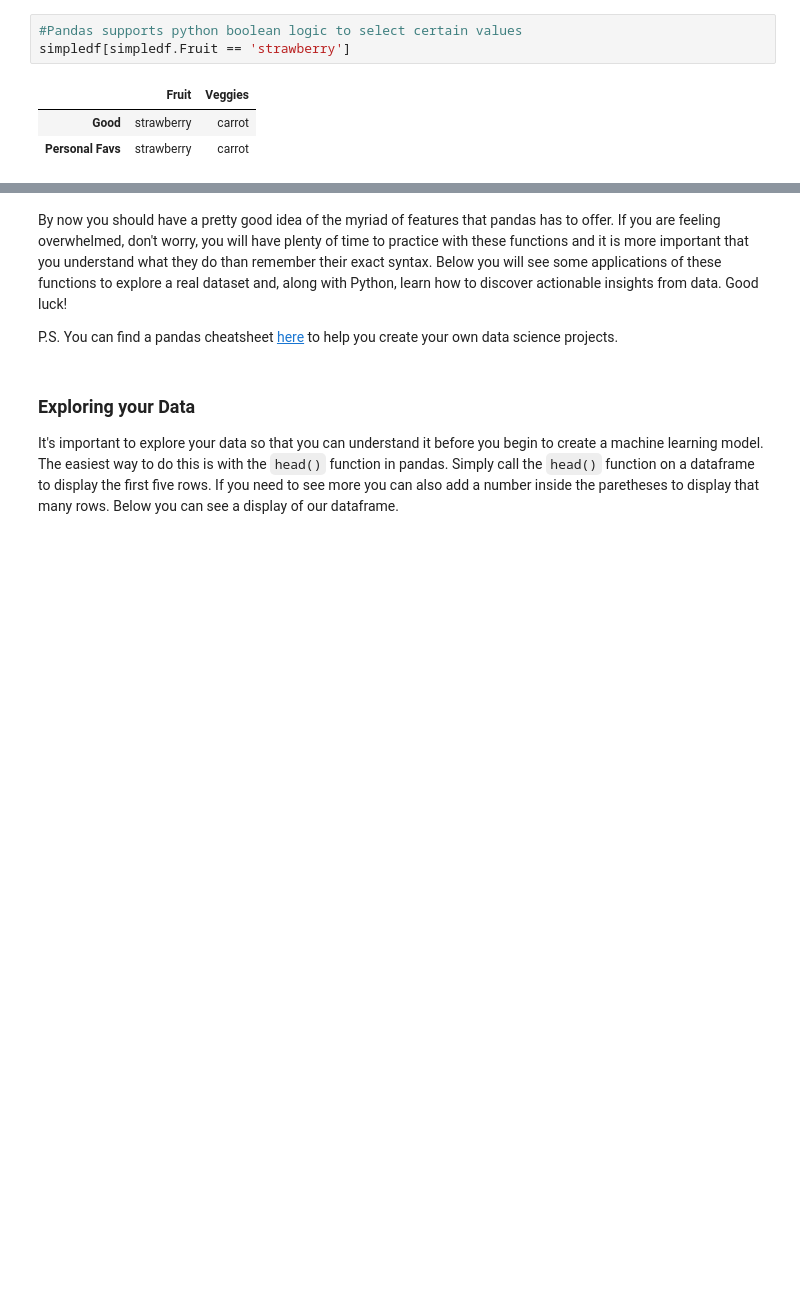
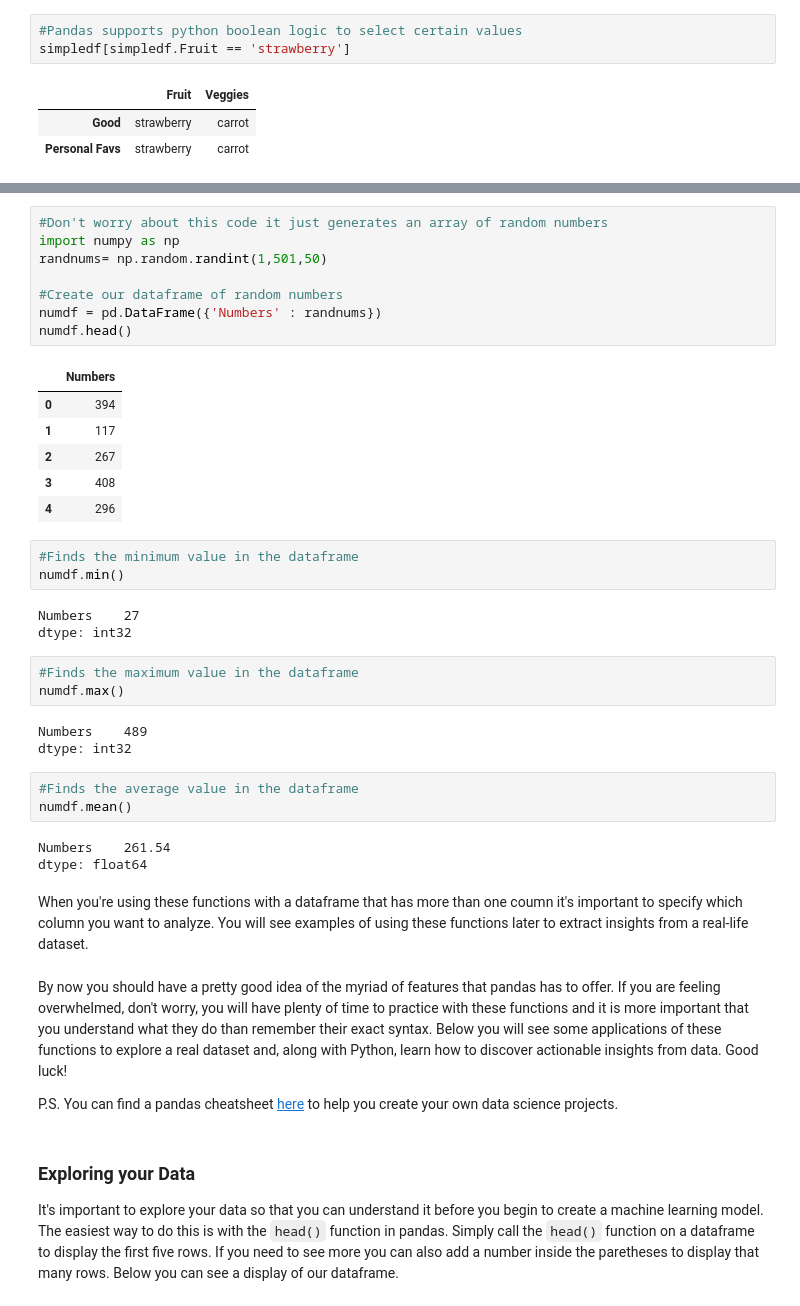
Before and after one commit to UncertainQubit/binder, a Jupyter notebook: lesson1.ipynb, the cells around one changed output, grey strips where cells are left out. Drawn from its saved outputs; the diff is of its cells as text; blank space fills up the shorter version.

Commit message:
Just need to finish Exploring Data on lesson1

```diff
--- a/lesson1.ipynb
+++ b/lesson1.ipynb
@@ -120,3 +160,38 @@ Name: Fruit, dtype: int64
+# %%
+#Don't worry about this code it just generates an array of random numbers
+import numpy as np
+randnums= np.random.randint(1,501,50)
+
+#Create our dataframe of random numbers
+numdf = pd.DataFrame({'Numbers' : randnums})
+numdf.head()
+# %% [output]
+|  | Numbers |
+| 0 | 394 |
+| 1 | 117 |
+| 2 | 267 |
+| 3 | 408 |
+| 4 | 296 |
+# %%
+#Finds the minimum value in the dataframe
+numdf.min()
+# %% [output]
+Numbers    27
+dtype: int32
+# %%
+#Finds the maximum value in the dataframe
+numdf.max()
+# %% [output]
+Numbers    489
+dtype: int32
+# %%
+#Finds the average value in the dataframe
+numdf.mean()
+# %% [output]
+Numbers    261.54
+dtype: float64
+# %% [markdown]
+When you're using these functions with a dataframe that has more than one coumn it's important to specify which column you want to analyze. You will see examples of using these functions later to extract insights from a real-life dataset.
 # %% [markdown]
 By now you should have a pretty good idea of the myriad of features that pandas has to offer. If you are feeling overwhelmed, don't worry, you will have plenty of time to practice with these functions and it is more important that you understand what they do than remember their exact syntax. Below you will see some applications of these functions to explore a real dataset and, along with Python, learn how to discover actionable insights from data. Good luck!
 
```
Also changed, not shown: parts of 26 cells of this notebook.
